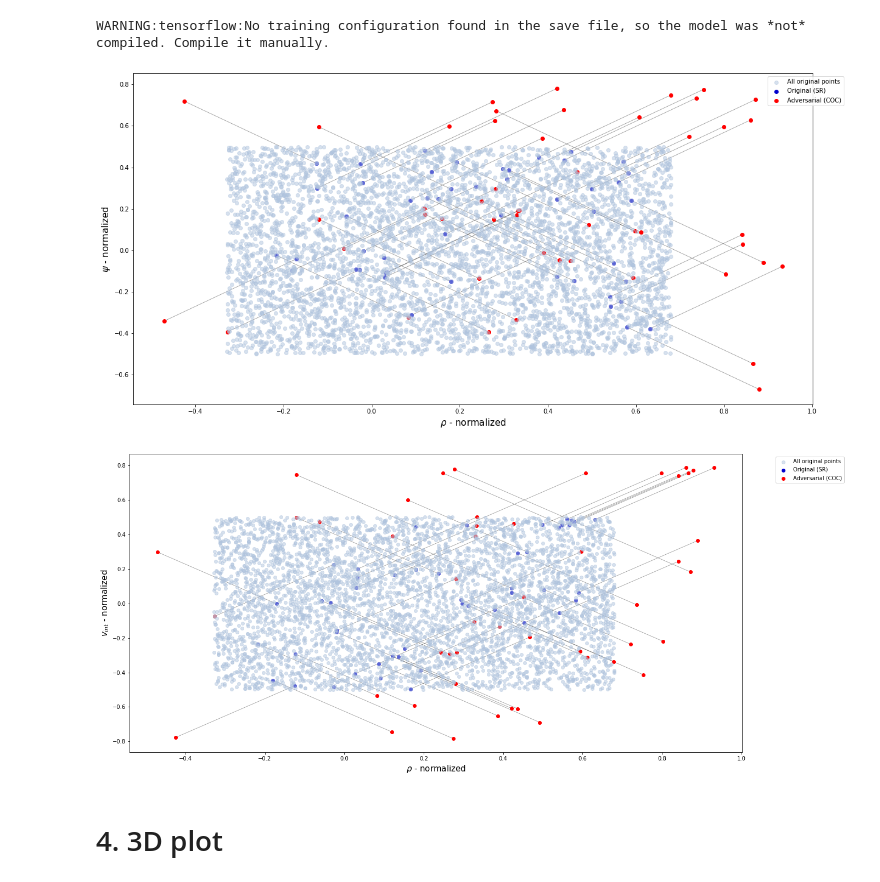
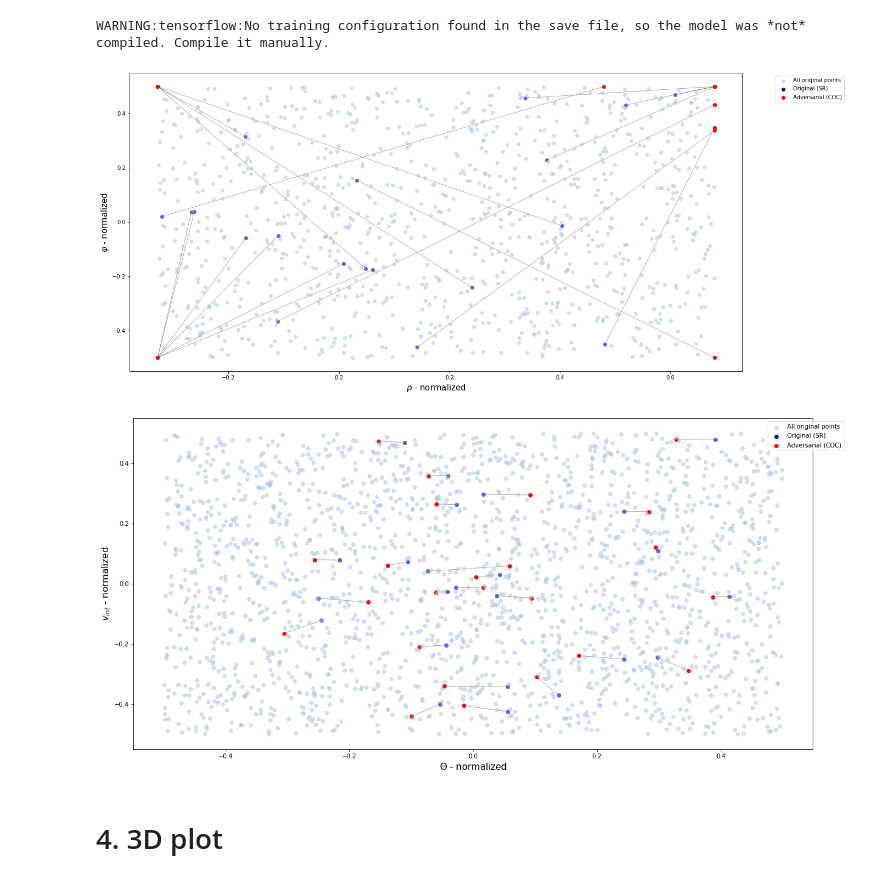
Before and after one commit to thomasghobril/adversarial-attack, a Jupyter notebook: Visualisation_déplacement_points_adverses_PIERRE.ipynb, the cells around one changed output. Drawn from its saved outputs; the diff is of its cells as text; code cells hidden in the pictures.

Commit message:
Forbid the attack to generate points outside of the domain

```diff
--- a/Visualisation_déplacement_points_adverses_PIERRE.ipynb
+++ b/Visualisation_déplacement_points_adverses_PIERRE.ipynb
@@ -64,20 +64,20 @@ def norm_rows(cmat):
             ncmat[k,:] = cmat[k,:]/sum_rows[k]
     return(ncmat)
 # %%
-def load_attack(method, acas_model,iter=20,epsilon=0.3,etap=0.95):
+def load_attack(method, acas_model,iter=20,epsilon=0.8,etap=0.95):
     """ Choose your attack with 'method'. """
 
-    if method == "nf":
+    if method == "nf" or method == "NF":
         return(NewtonFool(classifier = acas_model,
                           eta = etap,
                           max_iter = iter,
                           verbose = True))
 
-    elif method == "fgsm":
+    elif method == "fgsm" or method == "FGSM":
         return(FastGradientMethod(estimator = acas_model,
                                   eps = epsilon))
 
-    elif method == "cw":
+    elif method == "cw" or method == "CW":
         return(CarliniLInfMethod(classifier = acas_model,
                                  initial_const = 1.0,
                                  max_iter = iter,
@@ -86,7 +86,7 @@ def load_attack(method, acas_model,iter=20,epsilon=0.3,etap=0.95):
     elif method == "Deepfool":
         return DeepFool(classifier=acas_model, max_iter=iter)
 
-    elif method == "ws":
+    elif method == "ws" or method == "WS":
         return Wasserstein(estimator= acas_model, targeted = False, regularization= 3000.0, p= 2, kernel_size= 5, eps_step= 0.1, norm = 'wasserstein', ball = 'wasserstein', eps = 0.3, eps_iter = 10, eps_factor= 1.1, max_iter= 400, conjugate_sinkhorn_max_iter= 400, projected_sinkhorn_max_iter= 400)
 
     elif method == "auto-pgd":
@@ -112,7 +112,7 @@ def generate_adv_data(N, method="fgsm", num_net=(1, 1), folder="/content/"):
                                              train_step = None,
                                              nb_classes = 5,
                                              input_shape = (1, 5),
-                                             clip_values = (-1.0, 1.0))
+                                             clip_values = (np.array([-0.32842288, -0.5, -0.5, -0.5, -0.5]), np.array([ 0.67985777,  0.5,  0.5,  0.5,  0.5])))
 
     attack = load_attack(method, ACAS_classifier)
 
@@ -202,13 +202,25 @@ base_pts, adv_pts, base_pred, adv_pred = generate_adv_data(5000, "fgsm", (1, 7))
 # %% [output]
 WARNING:tensorflow:No training configuration found in the save file, so the model was *not* compiled. Compile it manually.
+# %%
+"""
+np.save("/content/base_pts_NF17", base_pts)
+np.save("/content/adv_pts_NF17", adv_pts)
+np.save("/content/base_pred_NF17", base_pred)
+np.save("/content/adv_pred_NF17", adv_pred)
+
+"""
+base_pts = np.load("/content/base_pts_Deepfool17.npy")
+adv_pts = np.load("/content/adv_pts_Deepfool17.npy")
+base_pred = np.load("/content/base_pred_Deepfool17.npy")
+adv_pred = np.load("/content/adv_pred_Deepfool17.npy")
 # %%
 plot_adv_data(base_pts, adv_pts, base_pred, adv_pred, "sr", "coc", 0, 2, True, True)
 # %% [output]
-[figure, old version]
+[figure, new version]
 # %%
-plot_adv_data(base_pts, adv_pts, base_pred, adv_pred, "sr", "coc", 0, 4, True, True)
+plot_adv_data(base_pts, adv_pts, base_pred, adv_pred, "sr", "coc", 1, 4, True, True)
 # %% [output]
-[figure, old version]
+[figure, new version]
 # %% [markdown]
 # 4. 3D plot
 # %%
```
Also changed, not shown: parts of 3 cells of this notebook.
